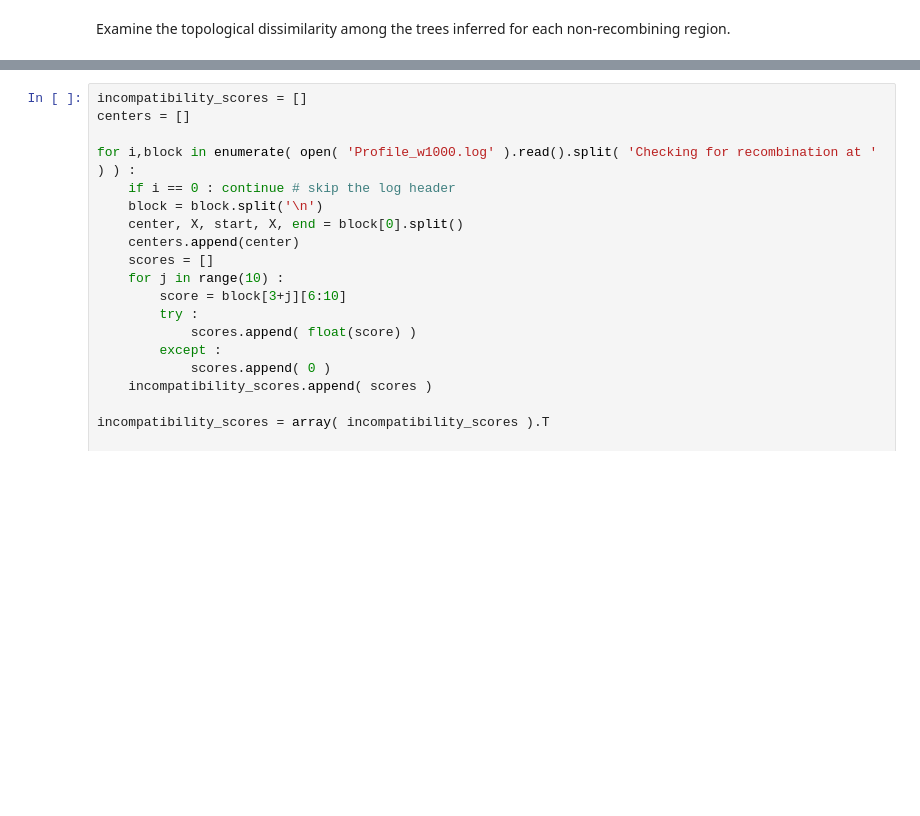
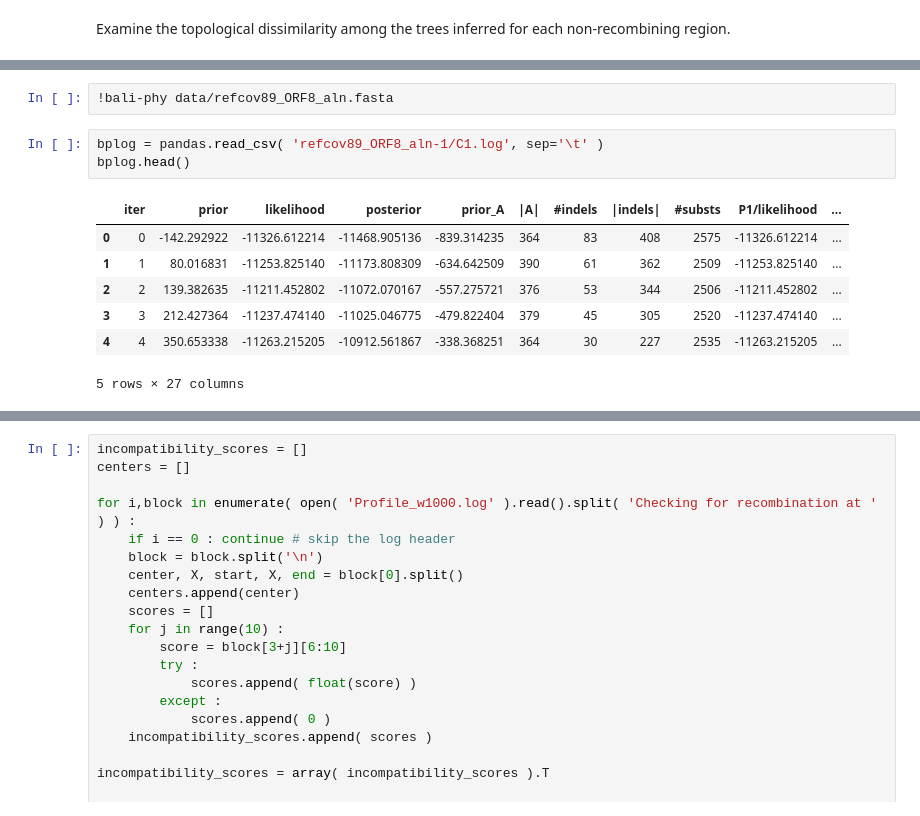
Before and after one commit to ryneches/CoronaARG, a Jupyter notebook: Recombination.ipynb, the cells around one changed output, grey strips where cells are left out. Drawn from its saved outputs; the diff is of its cells as text; blank space fills up the shorter version.

```diff
--- a/Recombination.ipynb
+++ b/Recombination.ipynb
@@ -275,0 +284,13 @@ block_3 vs. block 4 :  KendalltauResult(correlation=0.3370319493527552, pvalue=1
+# %%
+!bali-phy data/refcov89_ORF8_aln.fasta
+# %%
+bplog = pandas.read_csv( 'refcov89_ORF8_aln-1/C1.log', sep='\t' )
+bplog.head()
+# %% [output]
+|  | iter | prior | likelihood | posterior | prior_A | |A| | #indels | |indels| | #substs | P1/likelihood | ... |
+| 0 | 0 | -142.292922 | -11326.612214 | -11468.905136 | -839.314235 | 364 | 83 | 408 | 2575 | -11326.612214 | ... |
+| 1 | 1 | 80.016831 | -11253.825140 | -11173.808309 | -634.642509 | 390 | 61 | 362 | 2509 | -11253.825140 | ... |
+| 2 | 2 | 139.382635 | -11211.452802 | -11072.070167 | -557.275721 | 376 | 53 | 344 | 2506 | -11211.452802 | ... |
+| 3 | 3 | 212.427364 | -11237.474140 | -11025.046775 | -479.822404 | 379 | 45 | 305 | 2520 | -11237.474140 | ... |
+| 4 | 4 | 350.653338 | -11263.215205 | -10912.561867 | -338.368251 | 364 | 30 | 227 | 2535 | -11263.215205 | ... |
+5 rows × 27 columns
```
Also changed, not shown: parts of 18 cells of this notebook, 20 other files.
